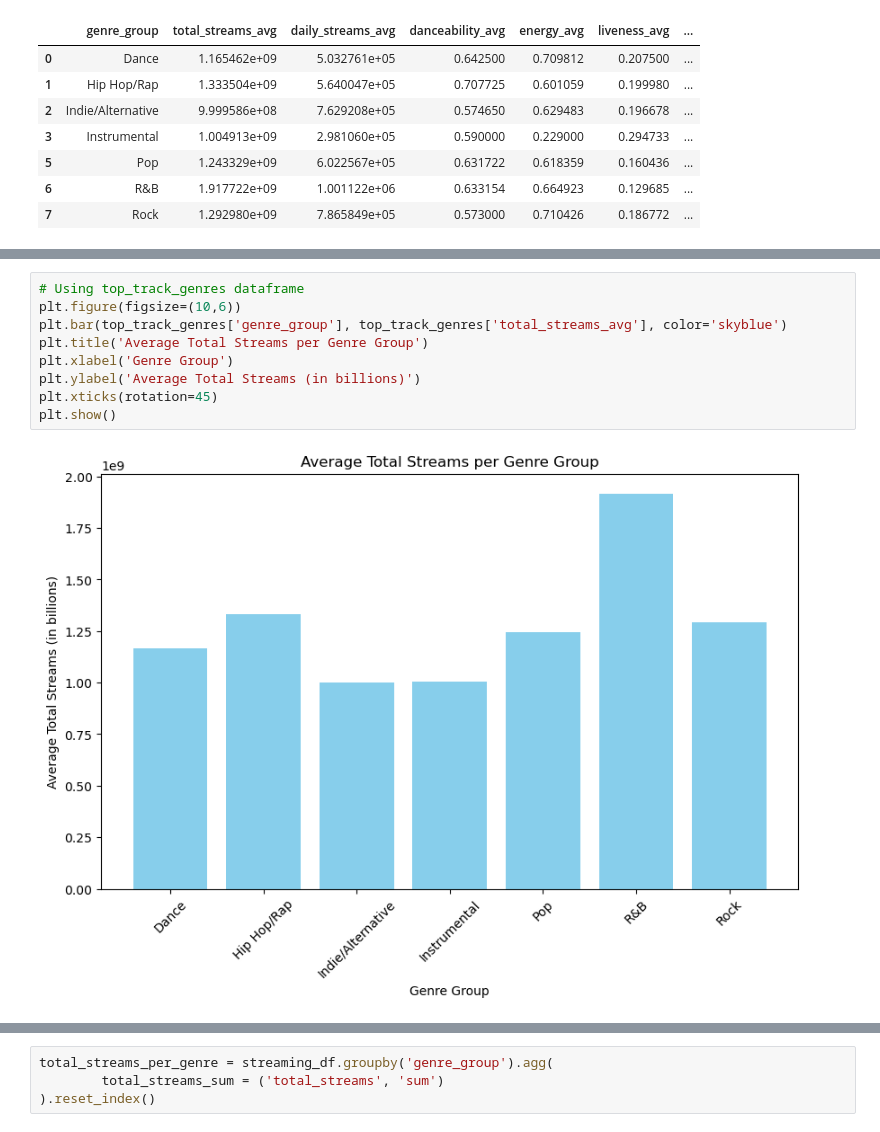
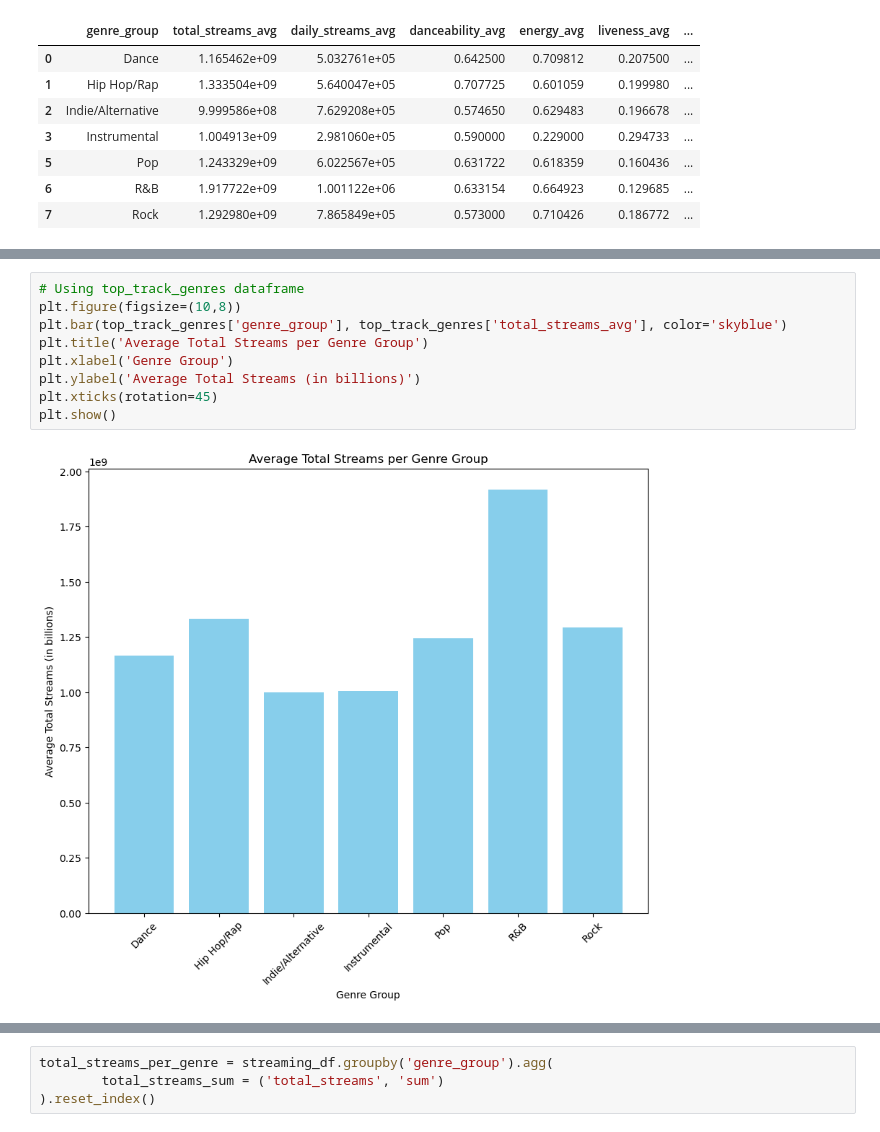
Before and after one commit to mojolemker/3250-data-analytics-template, a Jupyter notebook: code/notebooks/005-genereAnalysis.ipynb, the cells around one changed output, grey strips where cells are left out. Drawn from its saved outputs; the diff is of its cells as text.

```diff
--- a/code/notebooks/005-genereAnalysis.ipynb
+++ b/code/notebooks/005-genereAnalysis.ipynb
@@ -97,13 +97,13 @@ plt.show()
 # %%
 # Using top_track_genres dataframe
-plt.figure(figsize=(10,6))
+plt.figure(figsize=(10,8))
 plt.bar(top_track_genres['genre_group'], top_track_genres['total_streams_avg'], color='skyblue')
 plt.title('Average Total Streams per Genre Group')
 plt.xlabel('Genre Group')
 plt.ylabel('Average Total Streams (in billions)')
 plt.xticks(rotation=45)
 plt.show()
 # %% [output]
-[figure, old version]
+[figure, new version]
 # %%
 # Using top_track_genres dataframe
```
Also changed, not shown: parts of 8 cells of this notebook, 1 other file.
